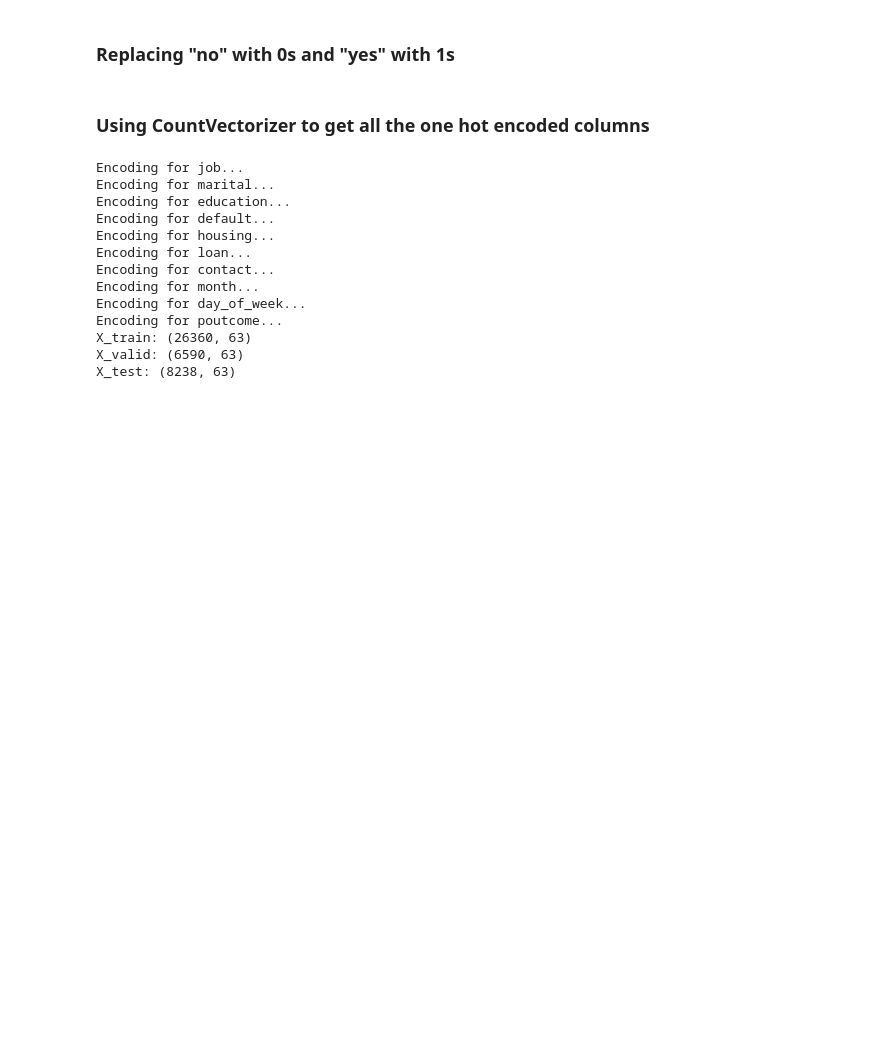
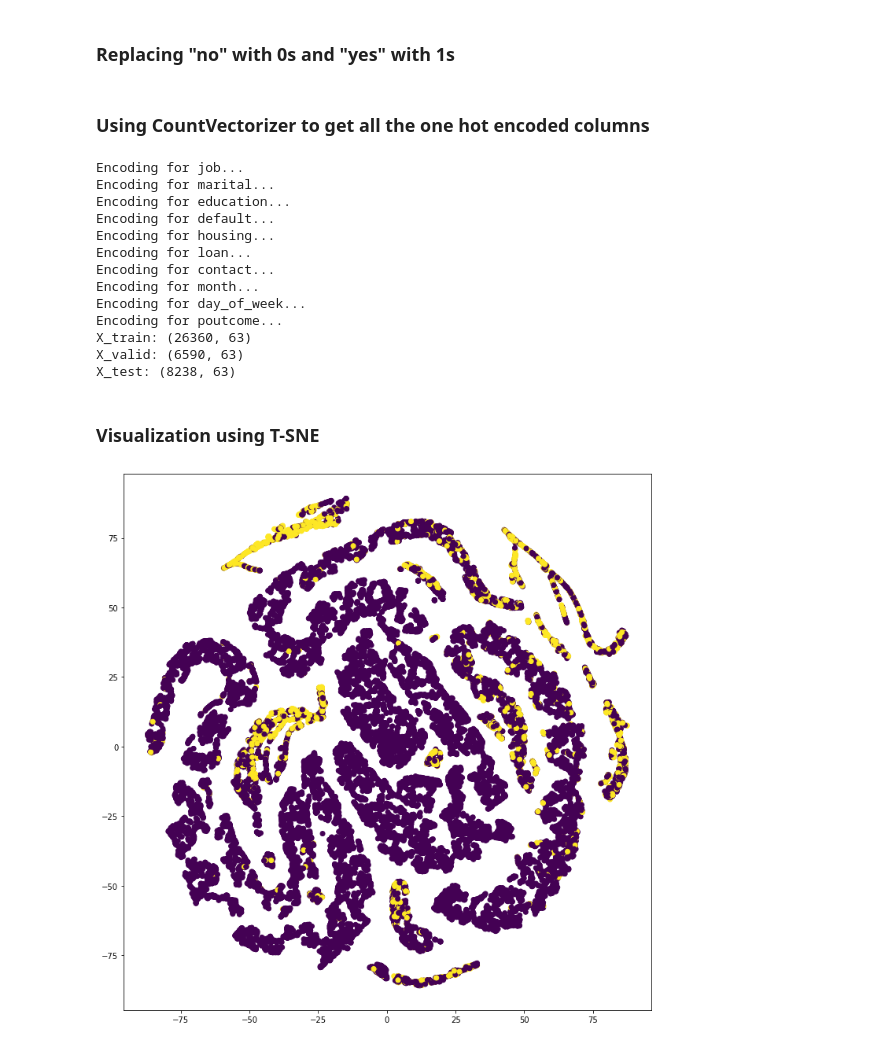
Before and after one commit to sneharth/Data-Science, a Jupyter notebook: Bank Marketing/Bank Telemarketing.ipynb, the cells around one changed output. Saved outputs shown, nothing was run; the diff lists cells and outputs as text; code cells hidden in the pictures; blank space fills up the shorter version.

```diff
--- a/Bank Marketing/Bank Telemarketing.ipynb
+++ b/Bank Marketing/Bank Telemarketing.ipynb
@@ -368,3 +369,13 @@ Encoding for poutcome...
 X_train: (26360, 63)
 X_valid: (6590, 63)
 X_test: (8238, 63)
+# %% [markdown]
+### Visualization using T-SNE
+# %%
+tsne = TSNE ( n_components = 2 , random_state = 37 , perplexity = 30 )
+tsne_data = tsne.fit_transform( X_train )
+plt.figure ( figsize = ( 10 , 10 ) )
+plt.scatter ( tsne_data [ : , 0 ] , tsne_data [ : , 1 ] , c = y_train.values )
+plt.show ( )
+# %% [output]
+[figure, added]
```
Also changed, not shown: parts of 3 cells of this notebook.
